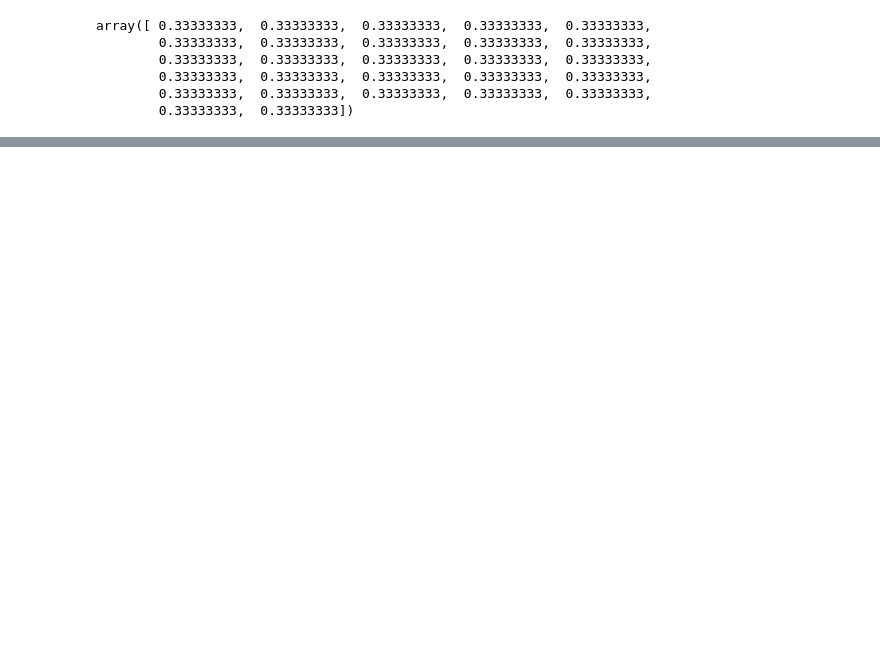
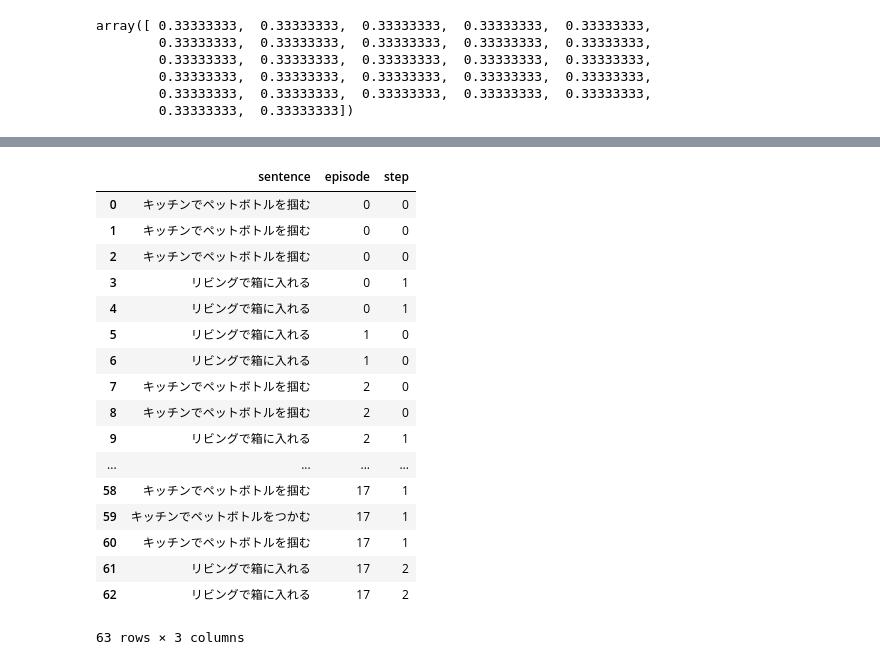
Before and after one commit to team-myzw/crest_camp_ros, a Jupyter notebook: notebook/planning_test.ipynb, the cells around one changed output, grey strips where cells are left out. Drawn from its saved outputs; the diff is of its cells as text; code cells hidden in the pictures; blank space fills up the shorter version.

```diff
--- a/notebook/planning_test.ipynb
+++ b/notebook/planning_test.ipynb
@@ -123,2 +109,23 @@ obs_df.loc[:,"action_hist"]
 # %%
 pd.set_option('display.max_columns', 50)
+# %%
+sen_df
+# %% [output]
+|  | sentence | episode | step |
+| 0 | キッチンでペットボトルを掴む | 0 | 0 |
+| 1 | キッチンでペットボトルを掴む | 0 | 0 |
+| 2 | キッチンでペットボトルを掴む | 0 | 0 |
+| 3 | リビングで箱に入れる | 0 | 1 |
+| 4 | リビングで箱に入れる | 0 | 1 |
+| 5 | リビングで箱に入れる | 1 | 0 |
+| 6 | リビングで箱に入れる | 1 | 0 |
+| 7 | キッチンでペットボトルを掴む | 2 | 0 |
+| 8 | キッチンでペットボトルを掴む | 2 | 0 |
+| 9 | リビングで箱に入れる | 2 | 1 |
+| ... | ... | ... | ... |
+| 58 | キッチンでペットボトルを掴む | 17 | 1 |
+| 59 | キッチンでペットボトルをつかむ | 17 | 1 |
+| 60 | キッチンでペットボトルを掴む | 17 | 1 |
+| 61 | リビングで箱に入れる | 17 | 2 |
+| 62 | リビングで箱に入れる | 17 | 2 |
+63 rows × 3 columns
```
Also changed, not shown: parts of 16 cells of this notebook, 3 other files.
